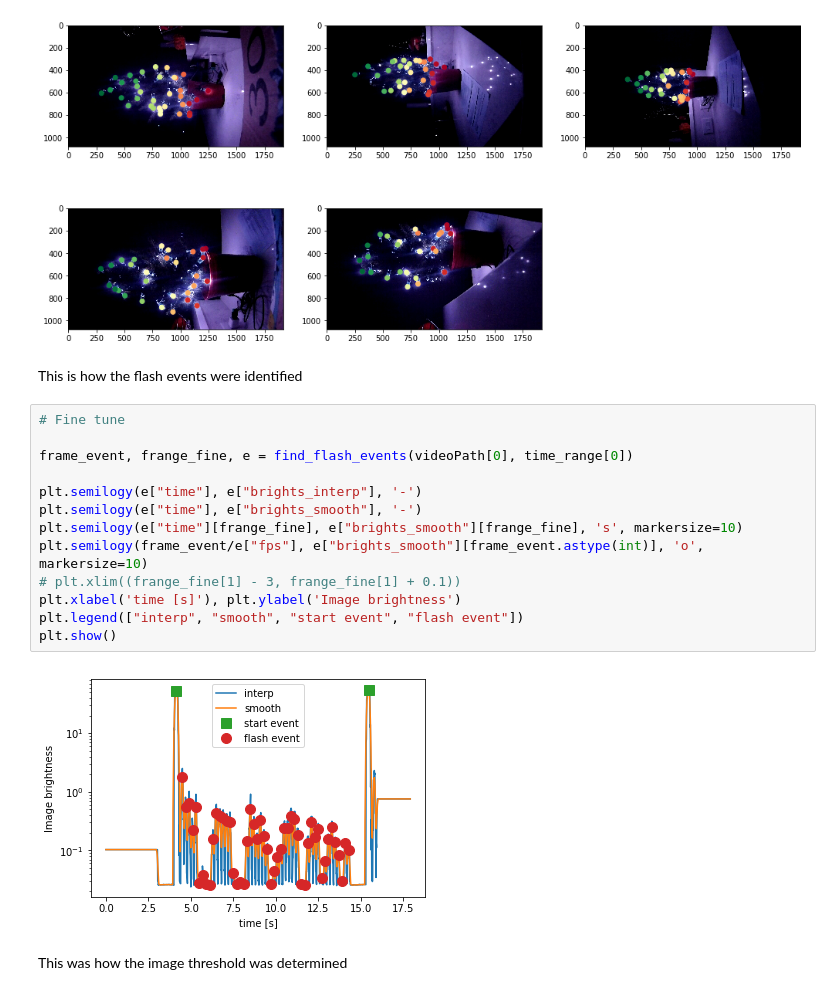
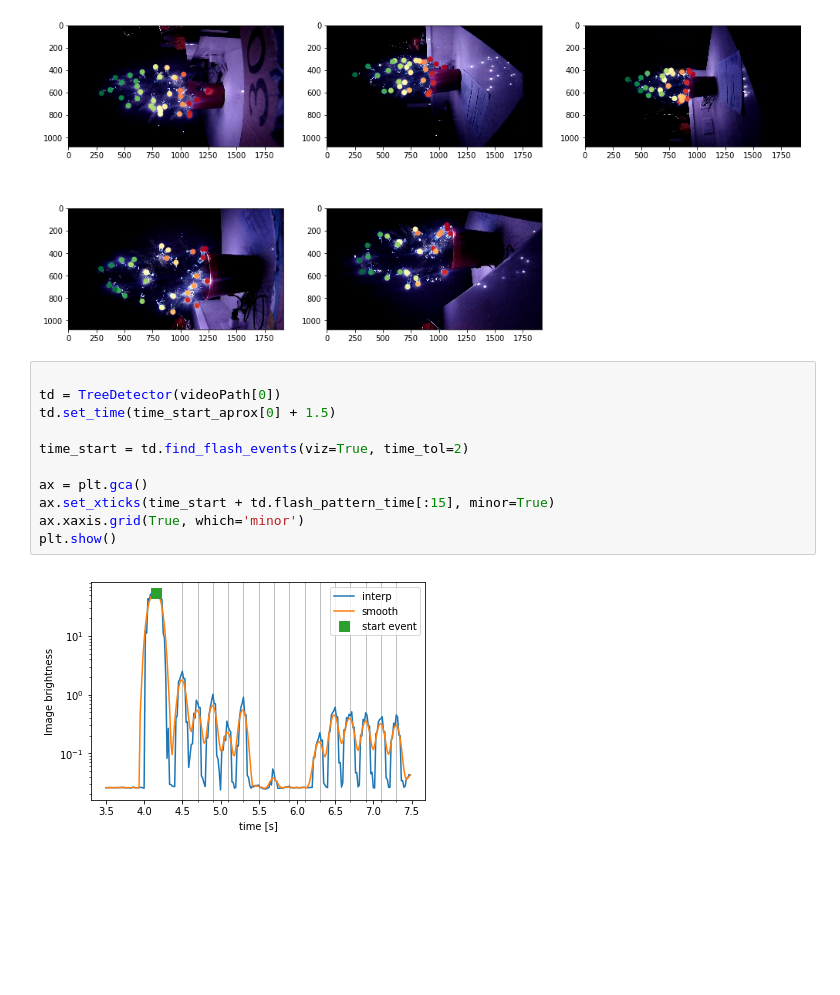
Before and after one commit to garamizo/xmas-lights, a Jupyter notebook: segment_lights.ipynb, the cells around one changed output. Drawn from its saved outputs; the diff is of its cells as text; blank space fills up the shorter version.

```diff
--- a/segment_lights.ipynb
+++ b/segment_lights.ipynb
@@ -88,23 +72,17 @@ pickle.dump(dataset, outfile)
 outfile.close()
 # %% [output]
 [figure]
-# %% [markdown]
-This is how the flash events were identified
-# %%
-# Fine tune
-
-frame_event, frange_fine, e = find_flash_events(videoPath[0], time_range[0])
-
-plt.semilogy(e["time"], e["brights_interp"], '-')
-plt.semilogy(e["time"], e["brights_smooth"], '-')
-plt.semilogy(e["time"][frange_fine], e["brights_smooth"][frange_fine], 's', markersize=10)
-plt.semilogy(frame_event/e["fps"], e["brights_smooth"][frame_event.astype(int)], 'o', markersize=10)
-# plt.xlim((frange_fine[1] - 3, frange_fine[1] + 0.1))
-plt.xlabel('time [s]'), plt.ylabel('Image brightness')
-plt.legend(["interp", "smooth", "start event", "flash event"])
-plt.show()
-# %% [output]
-[figure, removed]
-# %% [markdown]
-This was how the image threshold was determined
+# %%
+
+td = TreeDetector(videoPath[0])
+td.set_time(time_start_aprox[0] + 1.5)
+
+time_start = td.find_flash_events(viz=True, time_tol=2)
+
+ax = plt.gca()
+ax.set_xticks(time_start + td.flash_pattern_time[:15], minor=True)
+ax.xaxis.grid(True, which='minor')
+plt.show()
+# %% [output]
+[figure, added]
 # %%
```
Also changed, not shown: parts of 8 cells of this notebook, 8 other files.
